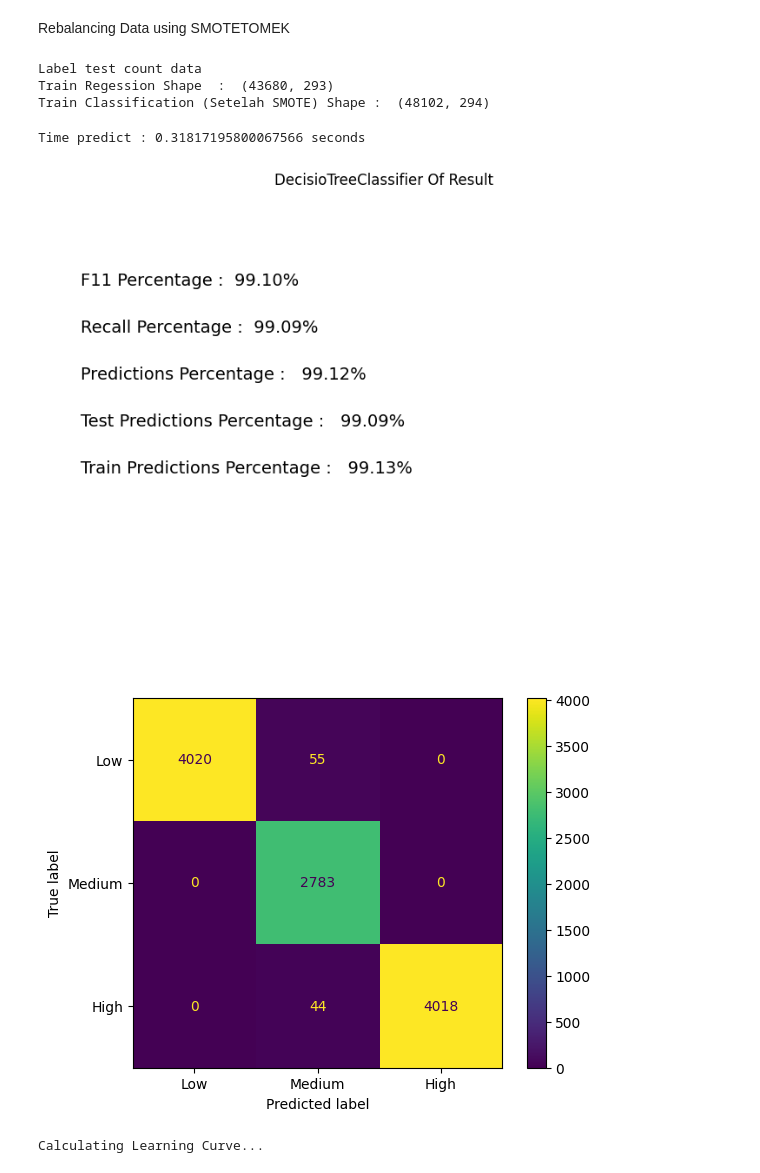
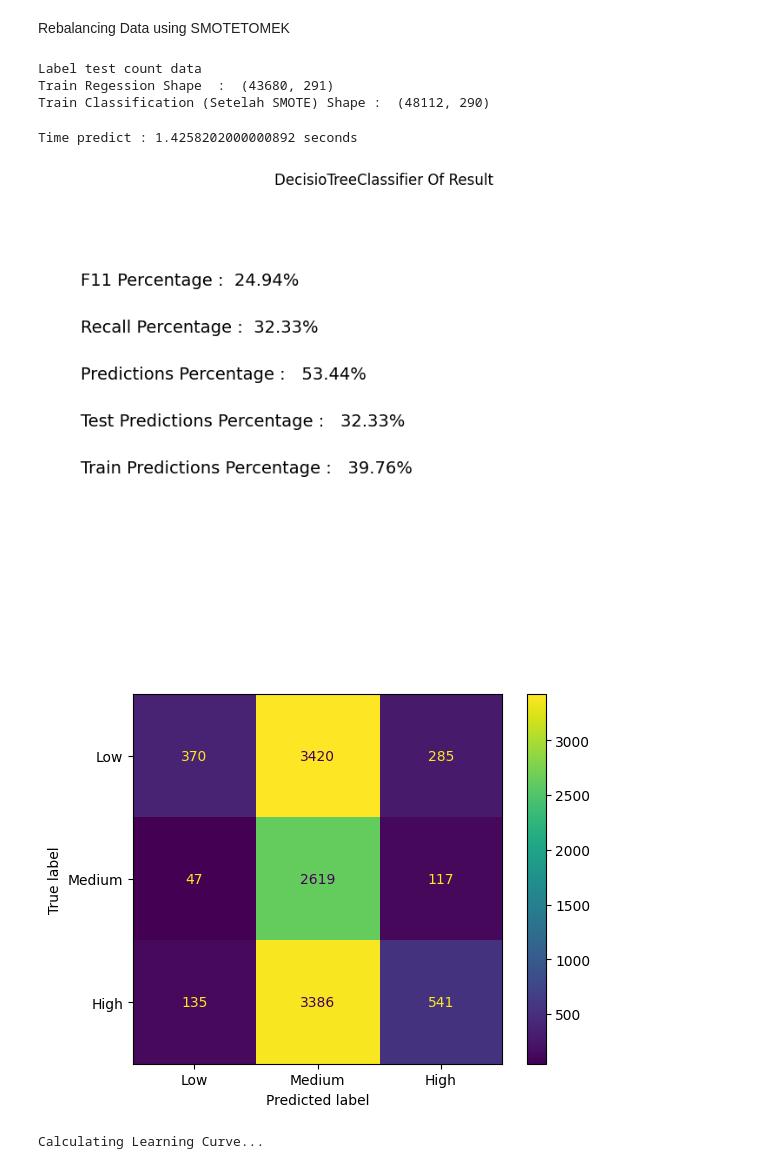
Before and after one commit to tiopramana/machine_learning, a Jupyter notebook: Project/Fifa_World_Cup/main.ipynb, the cells around one changed output. Saved outputs shown, nothing was run; the diff lists cells and outputs as text; code cells hidden in the pictures.

Commit message:
update: fixing new train and test

```diff
--- a/Project/Fifa_World_Cup/main.ipynb
+++ b/Project/Fifa_World_Cup/main.ipynb
@@ -239,15 +239,26 @@ plt.show()
 # %% [output]
 [figure]
 # %%
-drop_cols_reg = ['player_rating', 'performance_score']
-
+reg_drop = [
+    'player_rating',        # target
+    'performance_score',    # correlated to target
+    'match_result',         # classification target
+    'tournament_rating',    # might be derived
+]
 
 y_reg = dfe['player_rating']
-X_reg = dfe.drop(drop_cols_reg, axis=1)
+X_reg = dfe.drop(columns=reg_drop, errors='ignore')
 
+clf_drop = [
+    'match_result',         # target
+    'player_rating',        # might leak
+    'performance_score',    # might leak
+    'goals_team',           # directly determines W/L/D → leakage!
+    'goals_opponent',       # directly determines W/L/D → leakage!
+]
 
 y_clf = dfe['match_result']
-X_clf = dfe.drop(columns=['match_result'])
+X_clf = dfe.drop(columns=clf_drop, errors='ignore')
 
 # Train test split For Regression
 
@@ -303,32 +308,30 @@ y_valid_clf_scaled = scaler.fit_transform(y_valid_clf.values.reshape(-1, 1))
 # %% [markdown]
 Rebalancing Data using SMOTETOMEK
 # %%
-smote = SMOTETomek()
-
-y_train_clf_1d = y_train_clf.values.ravel()
-
+smote = SMOTETomek(random_state=42)
 
 X_train_clf_scaled_balanced, y_train_clf_scaled_balanced = smote.fit_resample(
     X_train_clf_scaled,
-    y_train_clf_1d
+    y_train_clf
 )
 print("Label test count data")
 print("Train Regession Shape  : ", X_train_reg_scaled.shape)
 print("Train Classification (Setelah SMOTE) Shape : ", X_train_clf_scaled_balanced.shape)
 # %% [output]
 Label test count data
-Train Regession Shape  :  (43680, 293)
-Train Classification (Setelah SMOTE) Shape :  (48102, 294)
+Train Regession Shape  :  (43680, 291)
+Train Classification (Setelah SMOTE) Shape :  (48112, 290)
 # %%
 # Classification step using logisticregression
 
 time_start = time.perf_counter()
 
 model_dtc = DecisionTreeClassifier(
-    max_depth=4,
-    min_samples_split=20,
-    min_samples_leaf=10,
+    max_depth=8,           # increase from 4
+    min_samples_split=5,   # decrease from 20
+    min_samples_leaf=2,    # decrease from 10
     random_state=42,
+    class_weight='balanced'
 )
 
 
@@ -367,37 +370,35 @@ print("\nCalculating Learning Curve...")
 
 cv_strategy = KFold(n_splits=5, shuffle=True, random_state=42)
 train_sizes = np.linspace(0.1, 1.0, 5) # Menguji dari 10% hingga 100% ukuran data
 
-X_full = np.vstack((X_train_clf_scaled_balanced, X_valid_clf_scaled)) if hasattr(X_train_clf_scaled_balanced, 'values') else np.concatenate((X_train_clf_scaled_balanced, X_valid_clf_scaled))
-y_train_arr = y_train_clf_scaled_balanced.values.ravel() if hasattr(y_train_clf_scaled_balanced, 'values') else np.asarray(y_train_clf_scaled_balanced).ravel()
-y_valid_arr = y_valid_clf.values.ravel() if hasattr(y_valid_clf, 'values') else np.asarray(y_valid_clf).ravel()
+X_full = np.concatenate((X_train_clf_scaled, X_valid_clf_scaled))
+y_full = np.concatenate((y_train_clf.values, y_valid_clf.values))
 
-y_full = np.concatenate((y_train_arr, y_valid_arr))
 train_sizes, train_scores, test_scores = learning_curve(
     estimator=model_dtc,
     X=X_full,
     y=y_full,
     cv=cv_strategy,
     scoring='accuracy',
     train_sizes=train_sizes,
     n_jobs=-1
 )
 
 train_scores_mean = np.mean(train_scores, axis=1)
 test_scores_mean = np.mean(test_scores, axis=1)
 
 plt.figure(figsize=(8, 5))
 plt.plot(train_sizes, train_scores_mean, 'o-', color="blue", label="Training Score")
 plt.plot(train_sizes, test_scores_mean, 'o-', color="orange", label="Validation Score")
 
 plt.title("Learning Curve - DecisioTreeClassifier")
 plt.xlabel("Training Examples")
 plt.ylabel("Accuracy Score")
 plt.legend(loc="best")
 plt.grid(True)
 plt.show()
 # %% [output]
-Time predict : 0.31817195800067566 seconds
+Time predict : 1.4258202000000892 seconds
 [figure]
-[figure, old version]
+[figure, new version]
 Calculating Learning Curve...
```
Also changed, not shown: parts of 3 cells of this notebook.
